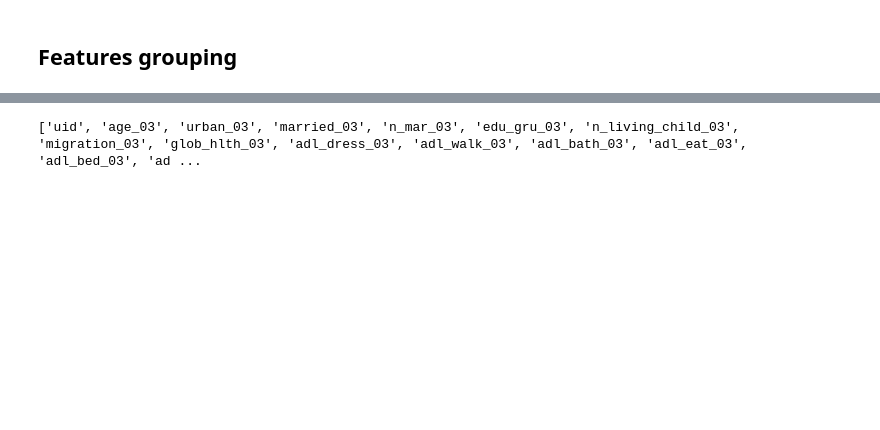
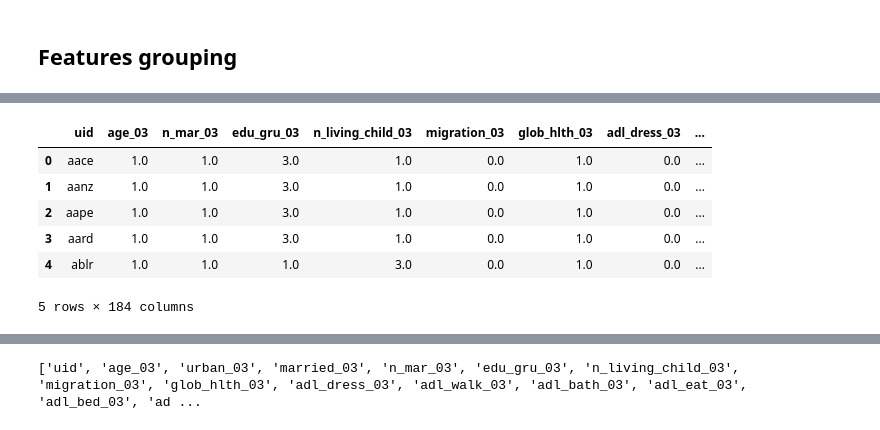
Before and after one commit to geomwangi007/Early-Detection-of-Alzheimer-s-Disease-and-Related-Dementias-Using-Social-Determinants-of-Health, a Jupyter notebook: IPNYBS/Geoffrey.ipynb, the cells around one changed output, grey strips where cells are left out. Saved outputs shown, nothing was run; the diff lists cells and outputs as text; code cells hidden in the pictures; blank space fills up the shorter version.

```diff
--- a/IPNYBS/Geoffrey.ipynb
+++ b/IPNYBS/Geoffrey.ipynb
@@ -171,0 +190,16 @@ Cleaned DataFrame:
+# %%
+
+categorical_columns = train_data.select_dtypes(include=['object']).columns.tolist()
+numerical_columns = train_data.select_dtypes(include=['float64', 'int64']).columns.tolist()
+
+numerical_columns = [col for col in numerical_columns if col != 'composite_score']
+
+train_data[numerical_columns] = SimpleImputer(strategy='median').fit_transform(train_data[numerical_columns])
+
+categorical_columns = [col for col in categorical_columns if col != 'uid']
+numerical_columns = [col for col in numerical_columns if col not in ['composite_score', 'year']]
+
+# Printing the lists of columns
+print("Categorical Columns:", categorical_columns)
+print('*********************************************************************')
+print("Numerical Columns:", numerical_columns)
@@ -171,0 +212,18 @@ Cleaned DataFrame:
+# %%
+ordinal_variables = ['age_03','edu_gru_03','n_living_child_03','glob_hlth_03','age_12',
+    'edu_gru_12','n_living_child_12','glob_hlth_12',
+    'bmi_12','decis_famil_12', 'decis_personal_12',
+    'satis_ideal_12','satis_excel_12','satis_fine_12',
+    'cosas_imp_12',
+    'wouldnt_change_12', 'memory_12','rameduc_m','rafeduc_m',
+    'rrelgimp_03', 'rrelgimp_12','rrfcntx_m_12',
+    'rsocact_m_12','rrelgwk_12','a34_12'
+]
+
+nominal_variables = [col for col in categorical_columns if col not in ordinal_variables]
+
+if 'uid' in nominal_variables:
+    nominal_variables.remove('uid')
+
+print(f"Ordinal variables : {ordinal_variables}\n")
+print(f"Nominal variables : {nominal_variables}\n")
@@ -171,0 +234,9 @@ Cleaned DataFrame:
+# %%
+def encode_ordinal_with_bfill(df, ordinal_vars):
+    df[ordinal_vars] = df[ordinal_vars].fillna(method='bfill')
+    encoder = OrdinalEncoder()
+    df[ordinal_vars] = encoder.fit_transform(df[ordinal_vars])
+    return df
+
+train_data = encode_ordinal_with_bfill(train_data, ordinal_variables)
+print(train_data[ordinal_variables].head())
@@ -171,0 +261,10 @@ Cleaned DataFrame:
+# %%
+train_data.head()
+# %% [output]
+|  | uid | age_03 | n_mar_03 | edu_gru_03 | n_living_child_03 | migration_03 | glob_hlth_03 | adl_dress_03 | ... |
+| 0 | aace | 1.0 | 1.0 | 3.0 | 1.0 | 0.0 | 1.0 | 0.0 | ... |
+| 1 | aanz | 1.0 | 1.0 | 3.0 | 1.0 | 0.0 | 1.0 | 0.0 | ... |
+| 2 | aape | 1.0 | 1.0 | 3.0 | 1.0 | 0.0 | 1.0 | 0.0 | ... |
+| 3 | aard | 1.0 | 1.0 | 3.0 | 1.0 | 0.0 | 1.0 | 0.0 | ... |
+| 4 | ablr | 1.0 | 1.0 | 1.0 | 3.0 | 0.0 | 1.0 | 0.0 | ... |
+5 rows × 184 columns
```
Also changed, not shown: parts of 48 cells of this notebook.
